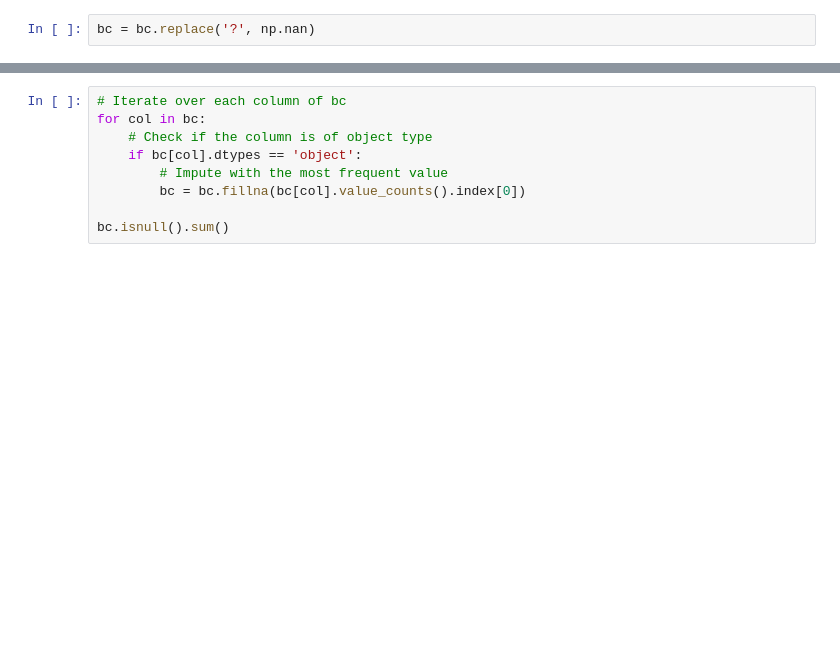
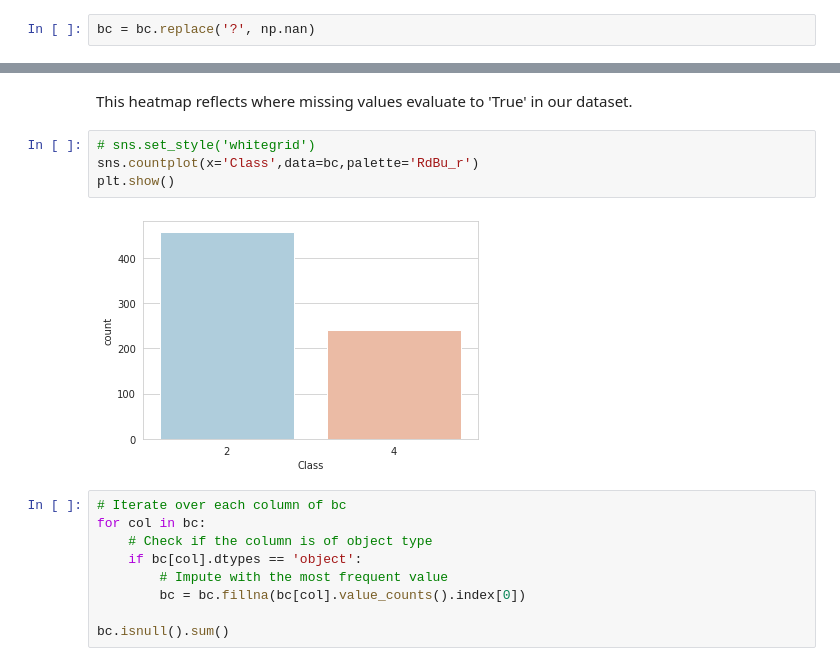
Before and after one commit to MphoKhotleng/Logistic_Regression, a Jupyter notebook: predict_breast_cancer/predict_breast_cancer.ipynb, the cells around one changed output, grey strips where cells are left out. Saved outputs shown, nothing was run; the diff lists cells and outputs as text; blank space fills up the shorter version.

Commit message:
adding countplot of target

```diff
--- a/predict_breast_cancer/predict_breast_cancer.ipynb
+++ b/predict_breast_cancer/predict_breast_cancer.ipynb
@@ -75,3 +79,11 @@ bc = bc.replace('?', np.nan)
+# %% [markdown]
+This heatmap reflects where missing values evaluate to 'True' in our dataset.
+# %%
+# sns.set_style('whitegrid')
+sns.countplot(x='Class',data=bc,palette='RdBu_r')
+plt.show()
+# %% [output]
+[figure, added]
 # %%
 # Iterate over each column of bc
 for col in bc:
```
Also changed, not shown: parts of 4 cells of this notebook.
